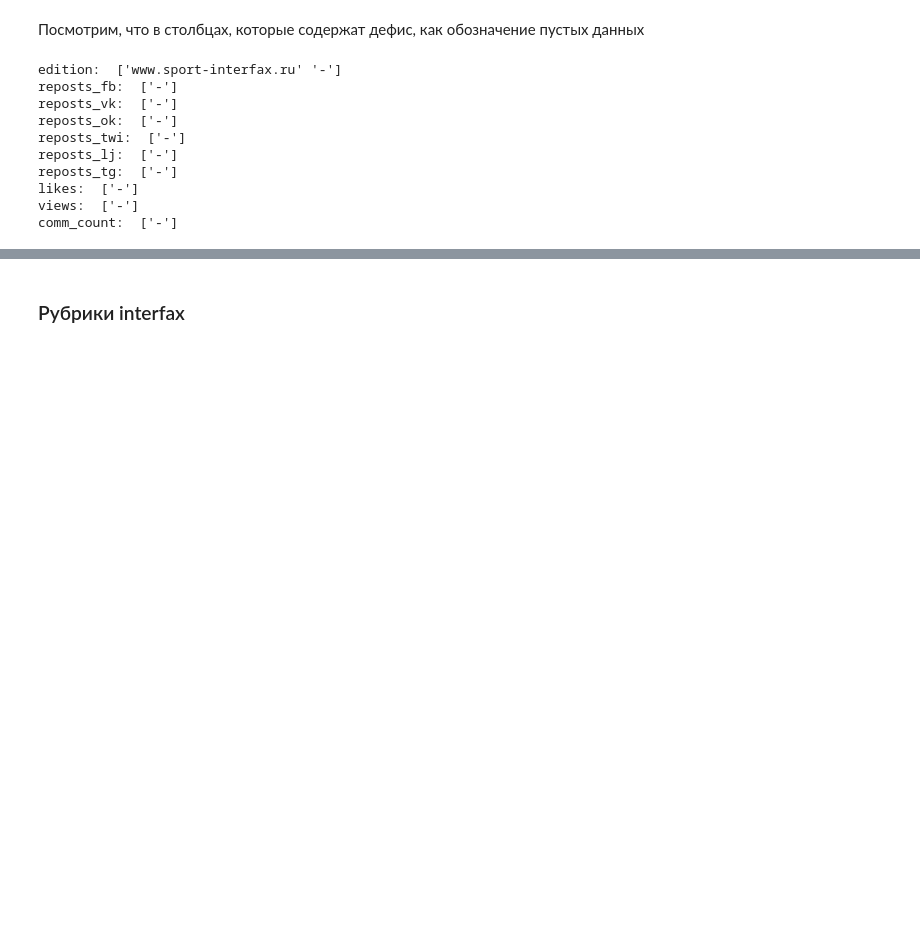
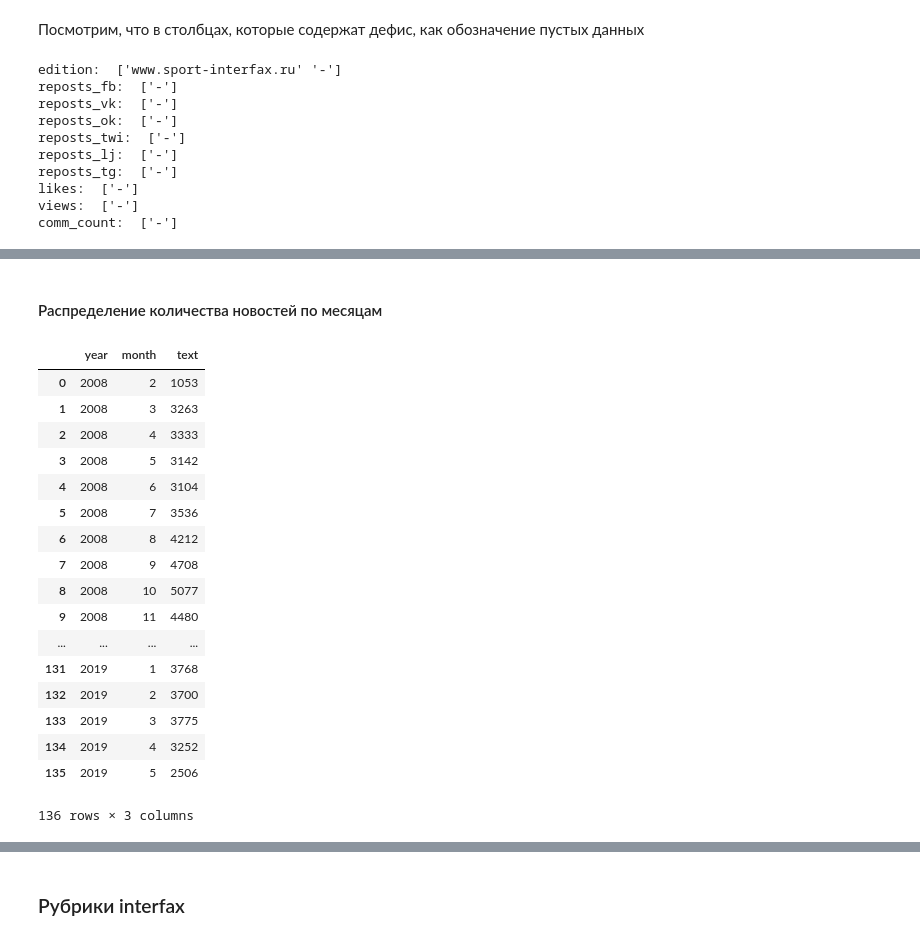
Before and after one commit to vetedde/proj_news_viz, a Jupyter notebook: analysis/news_source_analysis_interfax.ipynb, the cells around one changed output, grey strips where cells are left out. Drawn from its saved outputs; the diff is of its cells as text; code cells hidden in the pictures; blank space fills up the shorter version.

```diff
--- a/analysis/news_source_analysis_interfax.ipynb
+++ b/analysis/news_source_analysis_interfax.ipynb
@@ -152,0 +162,2 @@ comm_count:  ['-']
+# %%
+data_interfax = data_interfax.drop_duplicates(subset='text')
@@ -152,0 +176,2 @@ comm_count:  ['-']
+# %% [markdown]
+#### Распределение количества новостей по месяцам
@@ -152,0 +185,21 @@ comm_count:  ['-']
+# %%
+df
+# %% [output]
+|  | year | month | text |
+| 0 | 2008 | 2 | 1053 |
+| 1 | 2008 | 3 | 3263 |
+| 2 | 2008 | 4 | 3333 |
+| 3 | 2008 | 5 | 3142 |
+| 4 | 2008 | 6 | 3104 |
+| 5 | 2008 | 7 | 3536 |
+| 6 | 2008 | 8 | 4212 |
+| 7 | 2008 | 9 | 4708 |
+| 8 | 2008 | 10 | 5077 |
+| 9 | 2008 | 11 | 4480 |
+| ... | ... | ... | ... |
+| 131 | 2019 | 1 | 3768 |
+| 132 | 2019 | 2 | 3700 |
+| 133 | 2019 | 3 | 3775 |
+| 134 | 2019 | 4 | 3252 |
+| 135 | 2019 | 5 | 2506 |
+136 rows × 3 columns
```
Also changed, not shown: parts of 46 cells of this notebook, 4 other files.
